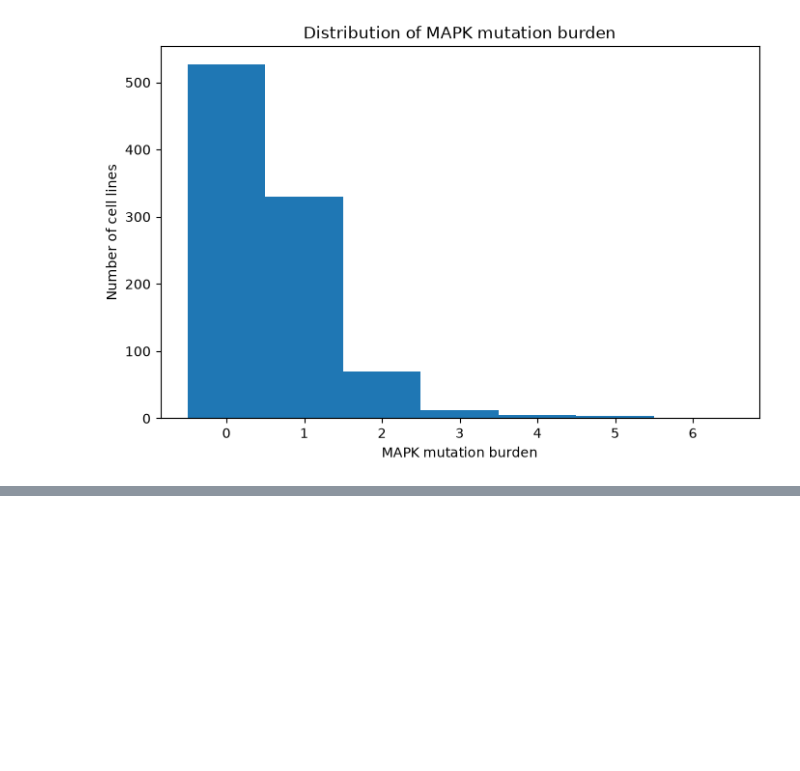
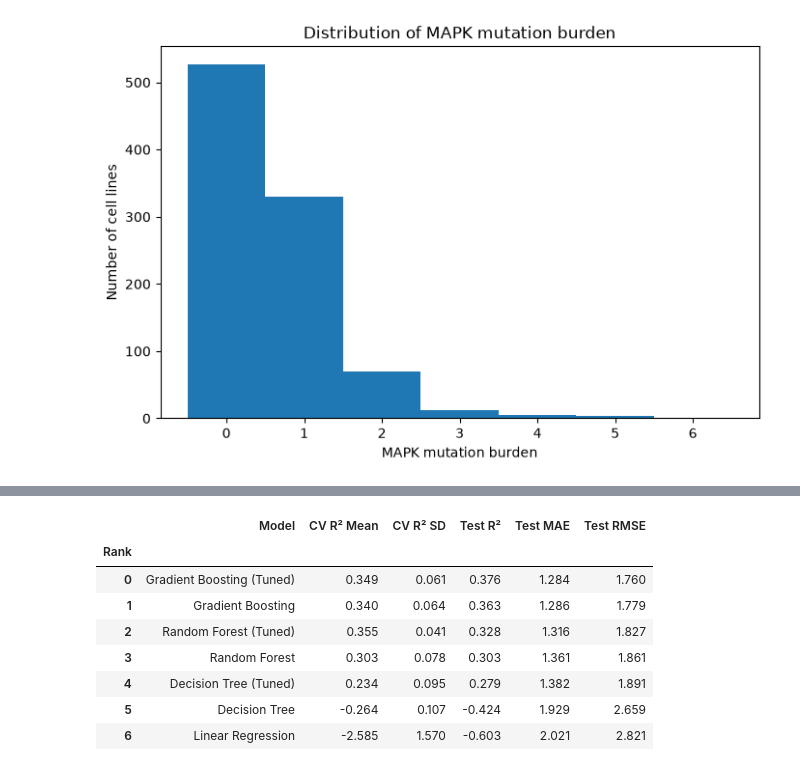
Before and after one commit to carolinemalaihull/trametinib-drug-response-ml, a Jupyter notebook: notebooks/02_feature_engineering.ipynb, the cells around one changed output, grey strips where cells are left out. Cells and saved outputs as stored; diff of their text form; code cells hidden in the pictures; blank space fills up the shorter version.

```diff
--- a/notebooks/02_feature_engineering.ipynb
+++ b/notebooks/02_feature_engineering.ipynb
@@ -263,0 +1165,21 @@ plt.show()
+# %%
+gradient_boosting_param_grid = {
+    "model__n_estimators": [100, 200, 300],
+    "model__learning_rate": [0.01, 0.05, 0.1],
+    "model__max_depth": [2, 3, 5],
+    "model__min_samples_split": [2, 5],
+    "model__min_samples_leaf": [1, 2]
+}
+
+gradient_boosting_grid_search = GridSearchCV(
+    estimator=gradient_boosting_pipeline,
+    param_grid=gradient_boosting_param_grid,
+    cv=cv,
+    scoring="r2",
+    n_jobs=-1
+)
+
+gradient_boosting_grid_search.fit(
+    X_train_filtered,
+    y_train
+)
@@ -263,0 +1204,28 @@ plt.show()
+# %%
+best_gradient_boosting = gradient_boosting_grid_search.best_estimator_
+
+tuned_gradient_boosting_results = evaluate_model(
+    model_name="Gradient Boosting (Tuned)",
+    pipeline=best_gradient_boosting,
+    X_train=X_train_filtered,
+    X_test=X_test_filtered,
+    y_train=y_train,
+    y_test=y_test,
+    cv=cv
+)
+
+model_results.append(tuned_gradient_boosting_results)
+
+results_df = update_results_table(model_results)
+
+results_df
+# %% [output]
+|  | Model | CV R² Mean | CV R² SD | Test R² | Test MAE | Test RMSE |
+| Rank |  |  |  |  |  |  |
+| 0 | Gradient Boosting (Tuned) | 0.349 | 0.061 | 0.376 | 1.284 | 1.760 |
+| 1 | Gradient Boosting | 0.340 | 0.064 | 0.363 | 1.286 | 1.779 |
+| 2 | Random Forest (Tuned) | 0.355 | 0.041 | 0.328 | 1.316 | 1.827 |
+| 3 | Random Forest | 0.303 | 0.078 | 0.303 | 1.361 | 1.861 |
+| 4 | Decision Tree (Tuned) | 0.234 | 0.095 | 0.279 | 1.382 | 1.891 |
+| 5 | Decision Tree | -0.264 | 0.107 | -0.424 | 1.929 | 2.659 |
+| 6 | Linear Regression | -2.585 | 1.570 | -0.603 | 2.021 | 2.821 |
```
Also changed, not shown: parts of 102 cells of this notebook.
